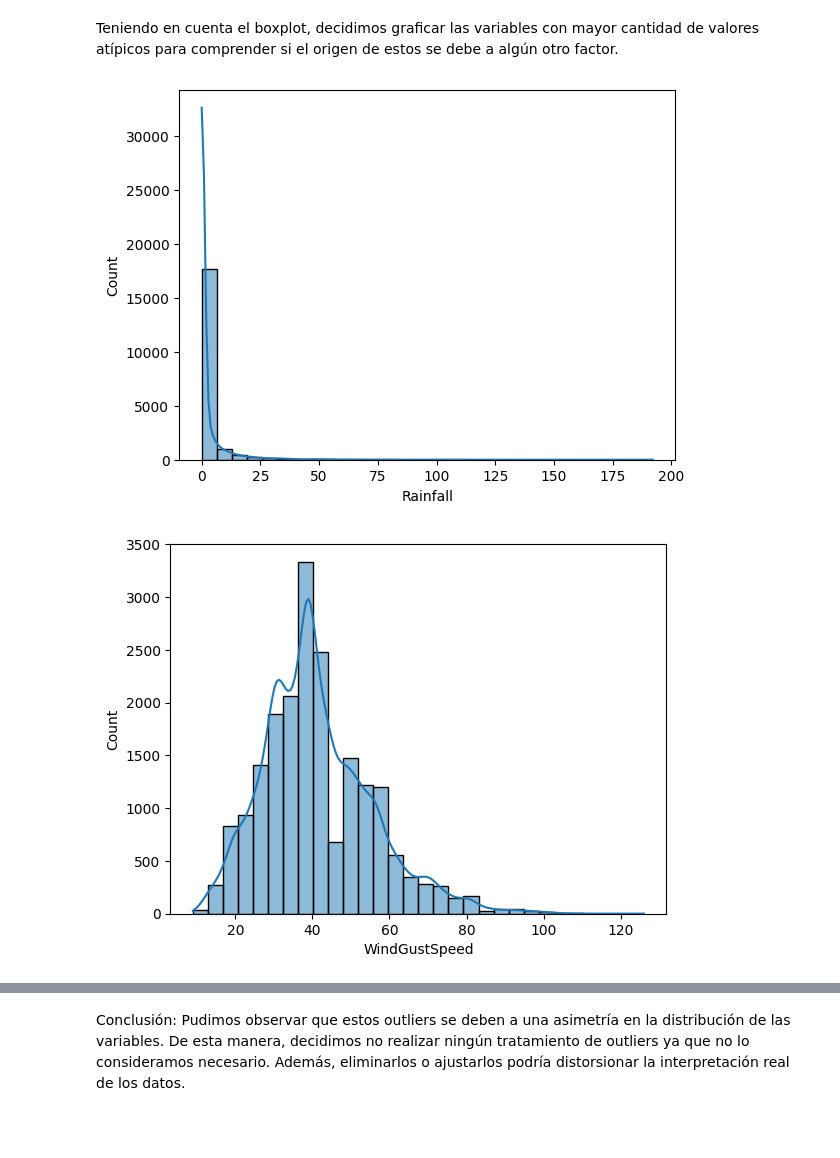
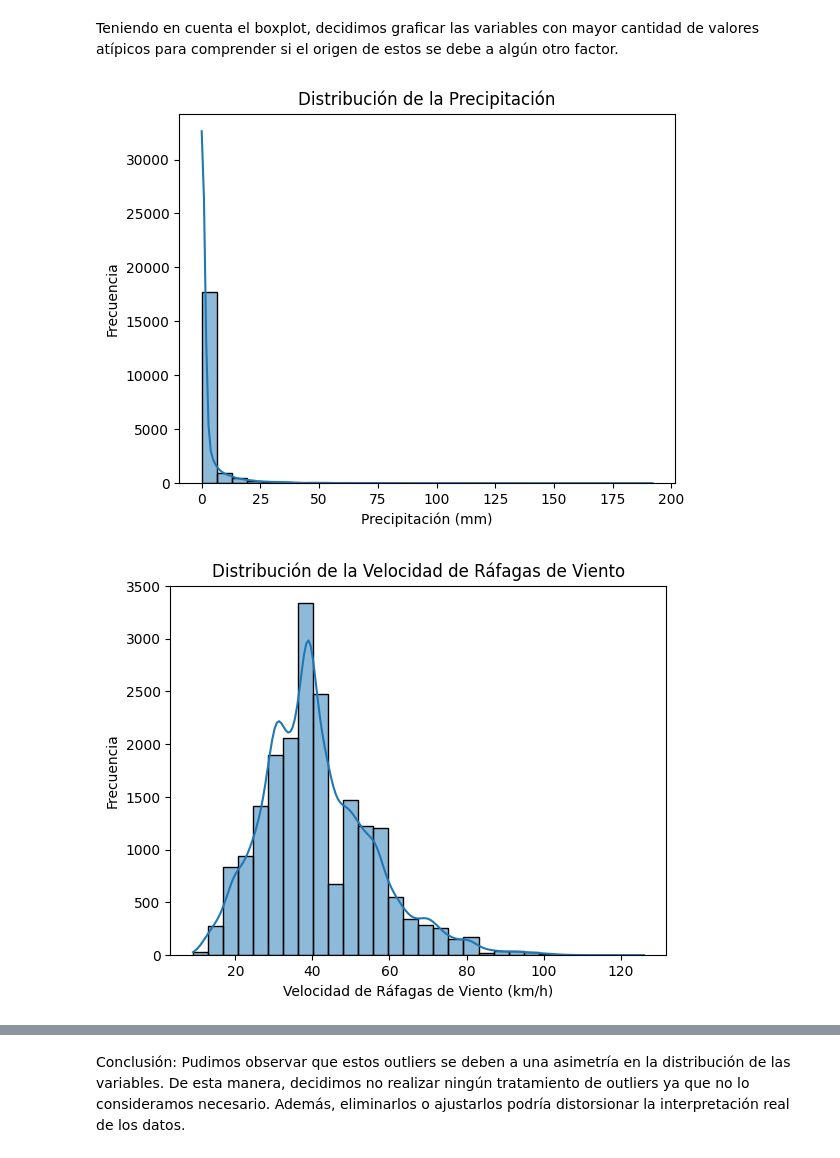
Before and after one commit to juanazorzolo/AA1-TUIA-Balverdi-Herrera-Zorzolo, a Jupyter notebook: TP_clasificacion_AA1.ipynb, the cells around one changed output, grey strips where cells are left out. Saved outputs shown, nothing was run; the diff lists cells and outputs as text; code cells hidden in the pictures; blank space fills up the shorter version.

```diff
--- a/TP_clasificacion_AA1.ipynb
+++ b/TP_clasificacion_AA1.ipynb
@@ -369,13 +370,19 @@ plt.show()
 Teniendo en cuenta el boxplot, decidimos graficar las variables con mayor cantidad de valores atípicos para comprender si el origen de estos se debe a algún otro factor.
 # %%
 sns.histplot(df_train['Rainfall'], bins=30, kde=True)
+plt.title('Distribución de la Precipitación')
+plt.xlabel('Precipitación (mm)')
+plt.ylabel('Frecuencia')
 plt.show()
 # %% [output]
-[figure, old version]
+[figure, new version]
 # %%
 sns.histplot(df_train['WindGustSpeed'], bins=30, kde=True)
+plt.title('Distribución de la Velocidad de Ráfagas de Viento')
+plt.xlabel('Velocidad de Ráfagas de Viento (km/h)')
+plt.ylabel('Frecuencia')
 plt.show()
 # %% [output]
-[figure, old version]
+[figure, new version]
 # %%
 sns.histplot(df_train['WindSpeed3pm'], bins=30, kde=True)
```
Also changed, not shown: parts of 34 cells of this notebook.
